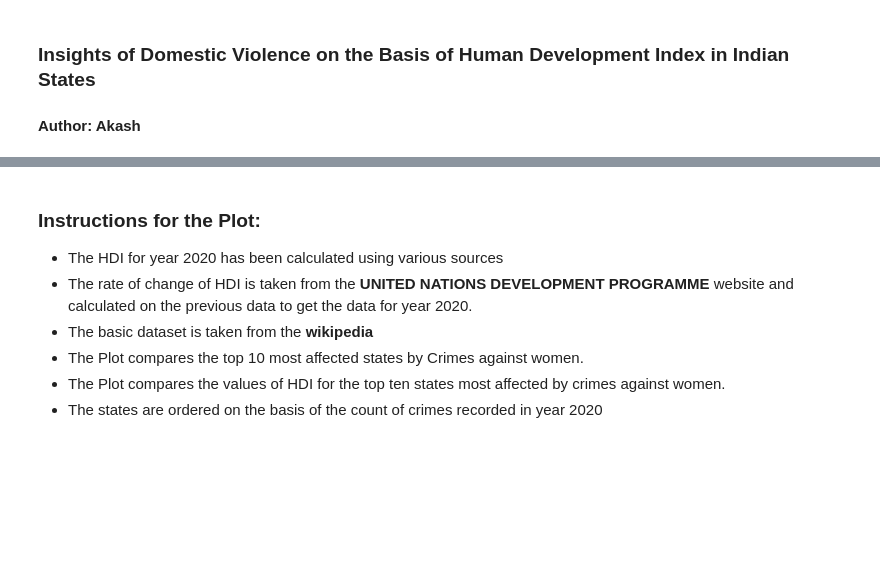
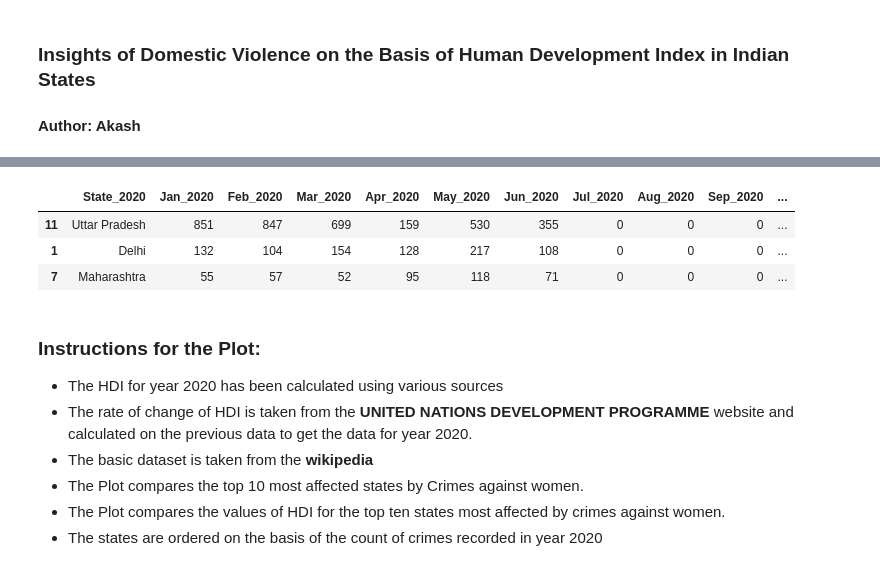
Before and after one commit to OmdenaAI/reddot, a Jupyter notebook: EDA/Government Data Insights/HDI Insights.ipynb, the cells around one changed output, grey strips where cells are left out. Cells and saved outputs as stored; diff of their text form; code cells hidden in the pictures; blank space fills up the shorter version.

```diff
--- a/EDA/Government Data Insights/HDI Insights.ipynb
+++ b/EDA/Government Data Insights/HDI Insights.ipynb
@@ -35,6 +36,15 @@ states.head(3)
 df = pd.merge(states, hdi, left_on = 'State_2020', right_on = 'State/Union Territory')
 # %%
 df = df.sort_values(by = ['Total_2020'], ascending = False)
+# %%
+df['consumptionbased HDI'] = df['consumptionbased HDI'].apply(lambda x: round(x, 3))
+# %%
+df.head(3)
+# %% [output]
+|  | State_2020 | Jan_2020 | Feb_2020 | Mar_2020 | Apr_2020 | May_2020 | Jun_2020 | Jul_2020 | Aug_2020 | Sep_2020 | ... |
+| 11 | Uttar Pradesh | 851 | 847 | 699 | 159 | 530 | 355 | 0 | 0 | 0 | ... |
+| 1 | Delhi | 132 | 104 | 154 | 128 | 217 | 108 | 0 | 0 | 0 | ... |
+| 7 | Maharashtra | 55 | 57 | 52 | 95 | 118 | 71 | 0 | 0 | 0 | ... |
 # %% [markdown]
 ### Instructions for the Plot:
 
```
Also changed, not shown: parts of 5 cells of this notebook.
